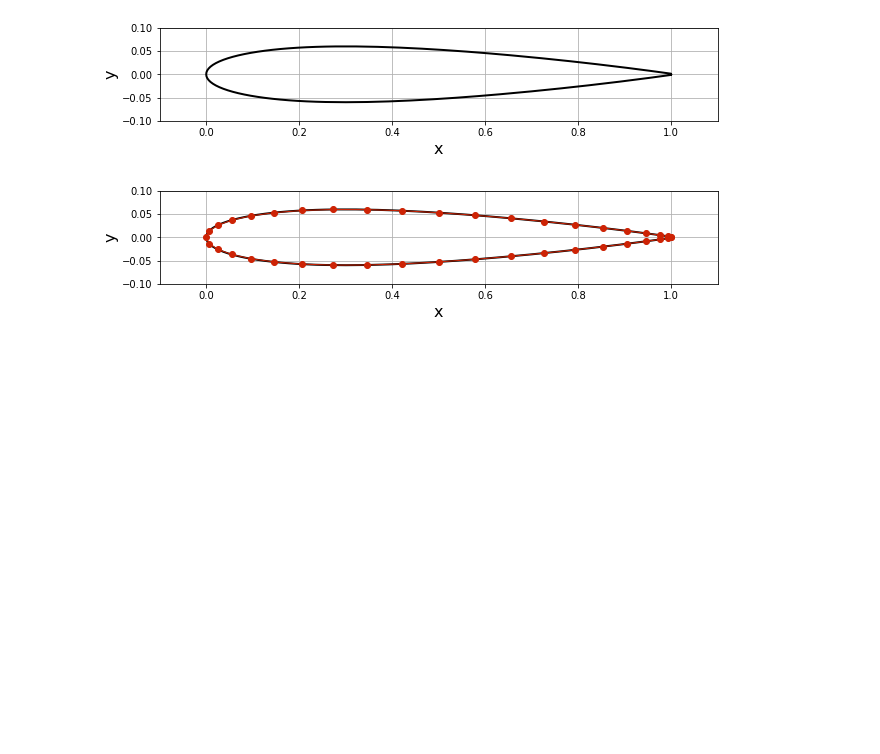
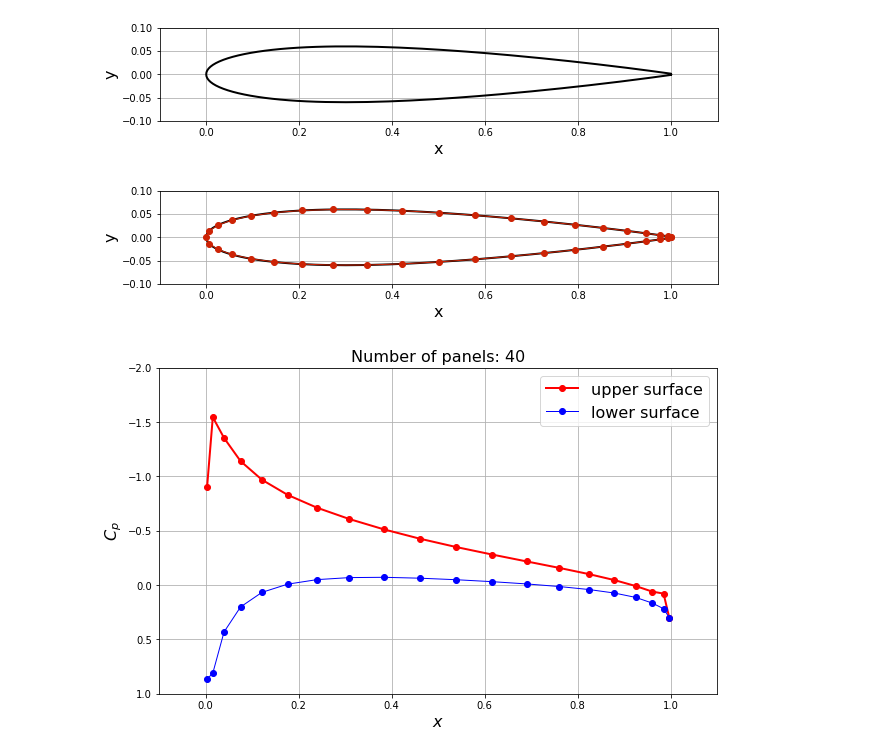
Before and after one commit to aniktarafder/MA6226, a Jupyter notebook: prac11.ipynb, the cells around one changed output. Saved outputs shown, nothing was run; the diff lists cells and outputs as text; code cells hidden in the pictures; blank space fills up the shorter version.

```diff
--- a/prac11.ipynb
+++ b/prac11.ipynb
@@ -135,0 +142,26 @@ B_vortex = vortex_contribution_normal(panels)
+# %%
+def build_singularity_matrix(A_source, B_vortex):
+    A = numpy.empty((A_source.shape[0] + 1, A_source.shape[1] + 1), dtype=float)
+    A[:-1, :-1] = A_source
+    A[:-1, -1] = numpy.sum(B_vortex, axis=1)
+    A[-1, :] = kutta_condition(A_source, B_vortex)
+    return A
+# %%
+def build_freestream_rhs(panels, freestream):
+    b = numpy.empty(panels.size + 1, dtype=float)
+    for i, panel in enumerate(panels):
+        b[i] = -freestream.u_inf * numpy.cos(freestream.alpha - panel.beta)
+
+    b[-1] = -freestream.u_inf * (numpy.sin(freestream.alpha - panels[0].beta) +
+                                 numpy.sin(freestream.alpha - panels[-1].beta) )
+    return b
+# %%
+A = build_singularity_matrix(A_source, B_vortex)
+b = build_freestream_rhs(panels, freestream)
+# %%
+strengths = numpy.linalg.solve(A,b)
+for i , panel in enumerate(panels):
+    panel.sigma = strengths[i]
+
+# store circulation density
+gamma = strengths[-1]
@@ -135,0 +189,19 @@ B_vortex = vortex_contribution_normal(panels)
+# %%
+pyplot.figure(figsize=(10, 6))
+pyplot.grid()
+pyplot.xlabel('$x$', fontsize=16)
+pyplot.ylabel('$C_p$', fontsize=16)
+pyplot.plot([panel.xc for panel in panels if panel.loc == 'upper'],
+            [panel.cp for panel in panels if panel.loc == 'upper'],
+            label='upper surface',
+            color='r', linestyle='-', linewidth=2, marker='o', markersize=6)
+pyplot.plot([panel.xc for panel in panels if panel.loc == 'lower'],
+            [panel.cp for panel in panels if panel.loc == 'lower'],
+            label= 'lower surface',
+            color='b', linestyle='-', linewidth=1, marker='o', markersize=6)
+pyplot.legend(loc='best', prop={'size':16})
+pyplot.xlim(-0.1, 1.1)
+pyplot.ylim(1.0, -2.0)
+pyplot.title('Number of panels: {}'.format(panels.size), fontsize=16);
+# %% [output]
+[figure, added]
```
Also changed, not shown: parts of 6 cells of this notebook.
